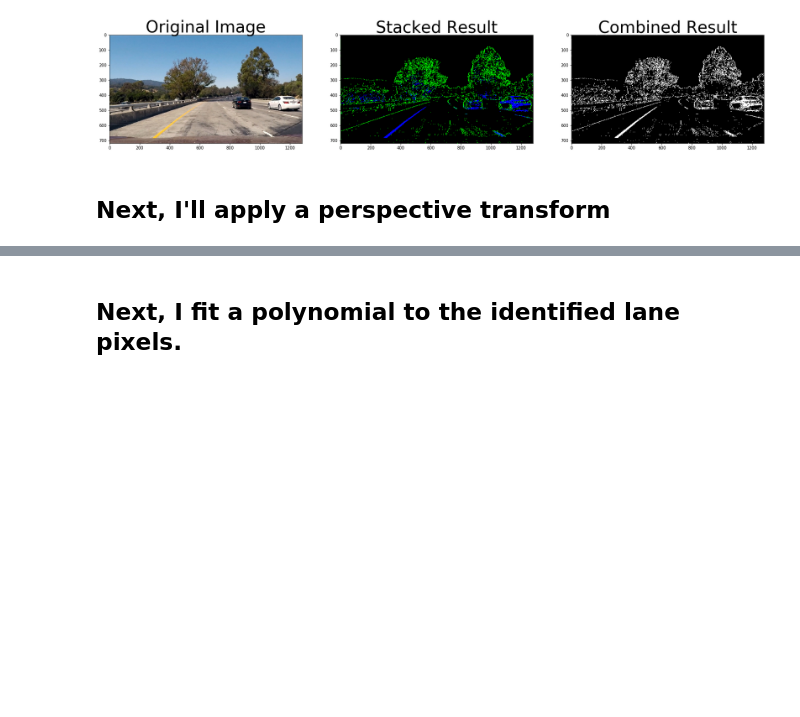
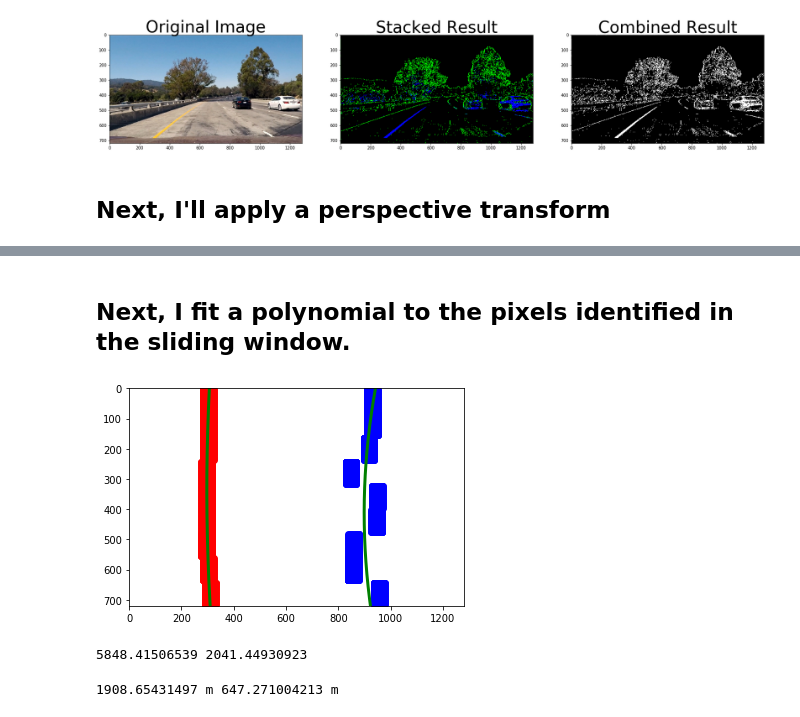
Before and after one commit to albertzheng07/Advanced_Lane_Finding, a Jupyter notebook: examples/project.ipynb, the cells around one changed output, grey strips where cells are left out. Drawn from its saved outputs; the diff is of its cells as text; code cells hidden in the pictures; blank space fills up the shorter version.

```diff
--- a/examples/project.ipynb
+++ b/examples/project.ipynb
@@ -197,2 +298,48 @@ plt.savefig('Warped_Result.jpg')
 # %% [markdown]
-## Next, I fit a polynomial to the identified lane pixels.
+## Next, I fit a polynomial to the pixels identified in the sliding window.
+# %%
+# I get the pixel locations of each lane line
+left = np.argwhere(l_points == 255) # y,x
+right = np.argwhere(r_points == 255)
+
+# Fit a second order polynomial to pixel positions in each lane line
+left_fit = np.polyfit(left[:,0], left[:,1], 2) # y,x
+left_fitx = left_fit[0]*left[:,0]**2 + left_fit[1]*left[:,0] + left_fit[2]
+right_fit = np.polyfit(right[:,0], right[:,1], 2)
+right_fitx = right_fit[0]*right[:,0]**2 + right_fit[1]*right[:,0] + right_fit[2]
+
+# Plot up the  data
+mark_size = 3
+plt.plot(left[:,1], left[:,0], 'o', color='red', markersize=mark_size)
+plt.plot(right[:,1], right[:,0], 'o', color='blue', markersize=mark_size)
+plt.xlim(0, 1280)
+plt.ylim(0, 720)
+plt.plot(left_fitx, left[:,0], color='green', linewidth=3)
+plt.plot(right_fitx, right[:,0], color='green', linewidth=3)
+plt.gca().invert_yaxis()
+plt.title('Poly Fit Results')
+# %% [output]
+[figure, added]
+# %%
+y_eval = np.max(left)
+# calculate the curvature at the bottom of the image
+left_curverad = ((1 + (2*left_fit[0]*y_eval + left_fit[1])**2)**1.5) / np.absolute(2*left_fit[0])
+right_curverad = ((1 + (2*right_fit[0]*y_eval + right_fit[1])**2)**1.5) / np.absolute(2*right_fit[0])
+print(left_curverad, right_curverad)
+# %% [output]
+5848.41506539 2041.44930923
+# %%
+# Define conversions in x and y from pixels space to meters
+ym_per_pix = 30/720 # meters per pixel in y dimension
+xm_per_pix = 3.7/700 # meters per pixel in x dimension
+
+# Fit new polynomials to x,y in world space
+left_fit_cr = np.polyfit(left[:,0]*ym_per_pix, left[:,1]*xm_per_pix, 2)
+right_fit_cr = np.polyfit(right[:,0]*ym_per_pix, right[:,1]*xm_per_pix, 2)
+# Calculate the new radii of curvature
+left_curverad = ((1 + (2*left_fit_cr[0]*y_eval*ym_per_pix + left_fit_cr[1])**2)**1.5) / np.absolute(2*left_fit_cr[0])
+right_curverad = ((1 + (2*right_fit_cr[0]*y_eval*ym_per_pix + right_fit_cr[1])**2)**1.5) / np.absolute(2*right_fit_cr[0])
+# Now our radius of curvature is in meters
+print(left_curverad, 'm', right_curverad, 'm')
+# %% [output]
+1908.65431497 m 647.271004213 m
```
Also changed, not shown: parts of 6 cells of this notebook, 1 other file.
